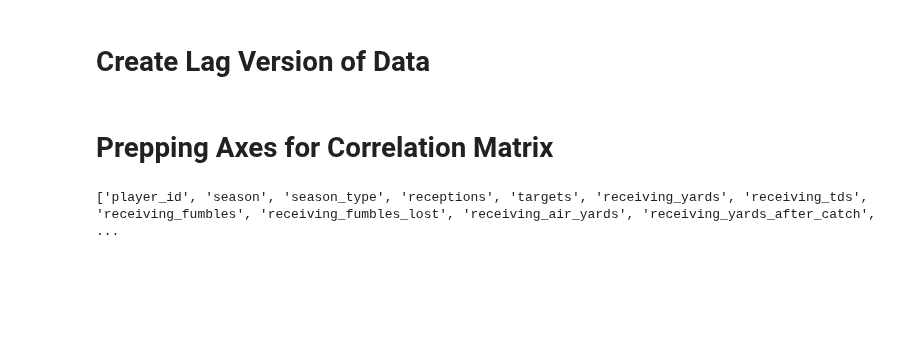
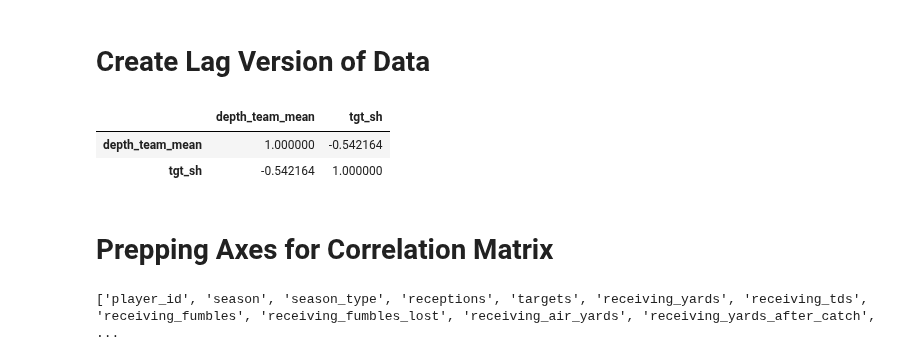
Before and after one commit to Alex-Bishka/Fantasy, a Jupyter notebook: Analysis/nfldataexploration/Wide Receiver Stability/Plotly WR Sticky Advanced Stats.ipynb, the cells around one changed output. Drawn from its saved outputs; the diff is of its cells as text; code cells hidden in the pictures; blank space fills up the shorter version.

```diff
--- a/Analysis/nfldataexploration/Wide Receiver Stability/Plotly WR Sticky Advanced Stats.ipynb
+++ b/Analysis/nfldataexploration/Wide Receiver Stability/Plotly WR Sticky Advanced Stats.ipynb
@@ -75,6 +75,12 @@ df_wr = df_merge.query("position == 'WR'").copy()
 # Create Lag Version of Data
 # %%
 df_lag = create_lag_df(df_wr)
+# %%
+df_lag[["depth_team_mean", "tgt_sh"]].corr()
+# %% [output]
+|  | depth_team_mean | tgt_sh |
+| depth_team_mean | 1.000000 | -0.542164 |
+| tgt_sh | -0.542164 | 1.000000 |
 # %% [markdown]
 # Prepping Axes for Correlation Matrix
 # %%
```
Also changed, not shown: parts of 36 cells of this notebook, 5 other files.
